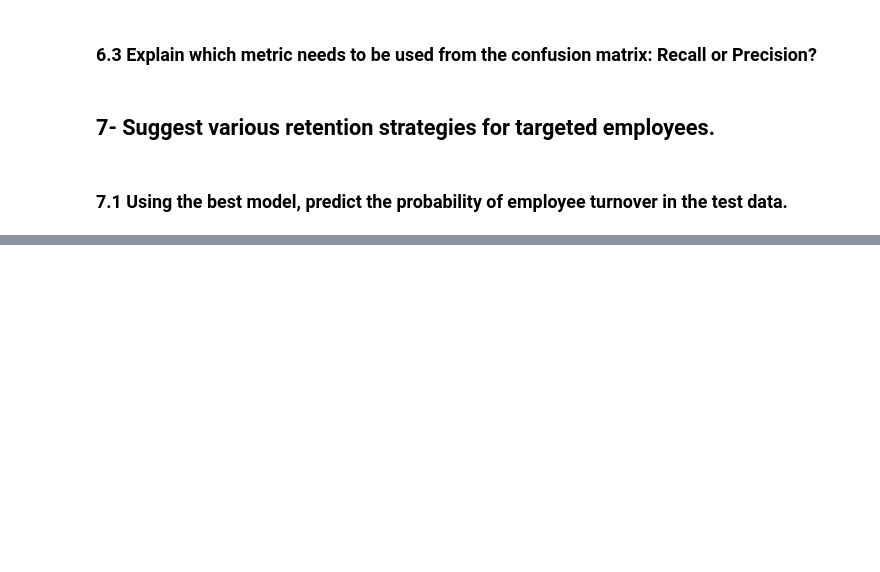
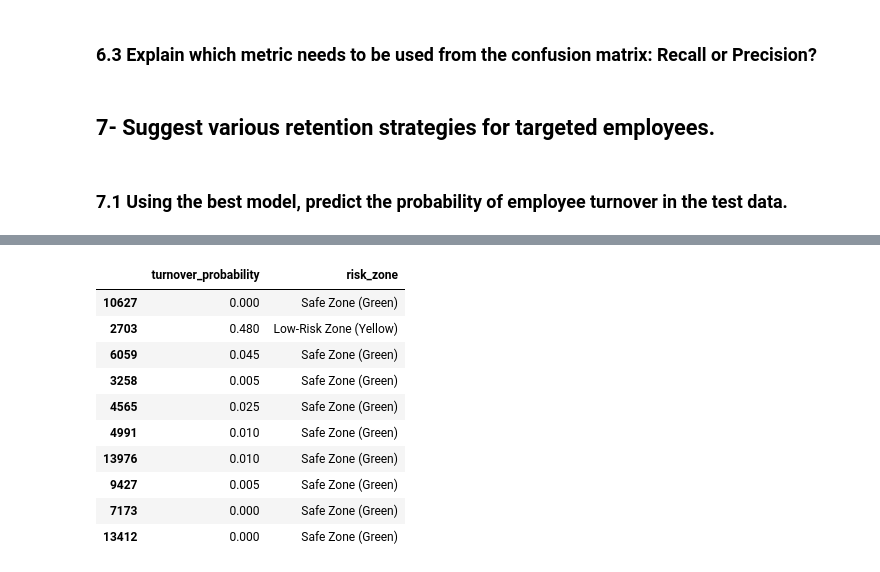
Before and after one commit to Mesterumit/Employee_Turnover_model, a Jupyter notebook: Employee_Turnover_App.ipynb, the cells around one changed output, grey strips where cells are left out. Drawn from its saved outputs; the diff is of its cells as text; code cells hidden in the pictures; blank space fills up the shorter version.

```diff
--- a/Employee_Turnover_App.ipynb
+++ b/Employee_Turnover_App.ipynb
@@ -791,0 +847,27 @@ plt.show()
+# %%
+def risk_zone(p):
+    if p < 0.20:
+        return 'Safe Zone (Green)'
+    elif 0.20 <= p < 0.60:
+        return 'Low-Risk Zone (Yellow)'
+    elif 0.60 <= p < 0.90:
+        return 'Medium-Risk Zone (Orange)'
+    else:
+        return 'High-Risk Zone (Red)'
+
+results['risk_zone'] = results['turnover_probability'].apply(risk_zone)
+
+
+results[['turnover_probability', 'risk_zone']].head(10)
+# %% [output]
+|  | turnover_probability | risk_zone |
+| 10627 | 0.000 | Safe Zone (Green) |
+| 2703 | 0.480 | Low-Risk Zone (Yellow) |
+| 6059 | 0.045 | Safe Zone (Green) |
+| 3258 | 0.005 | Safe Zone (Green) |
+| 4565 | 0.025 | Safe Zone (Green) |
+| 4991 | 0.010 | Safe Zone (Green) |
+| 13976 | 0.010 | Safe Zone (Green) |
+| 9427 | 0.005 | Safe Zone (Green) |
+| 7173 | 0.000 | Safe Zone (Green) |
+| 13412 | 0.000 | Safe Zone (Green) |
```
Also changed, not shown: parts of 8 cells of this notebook.
